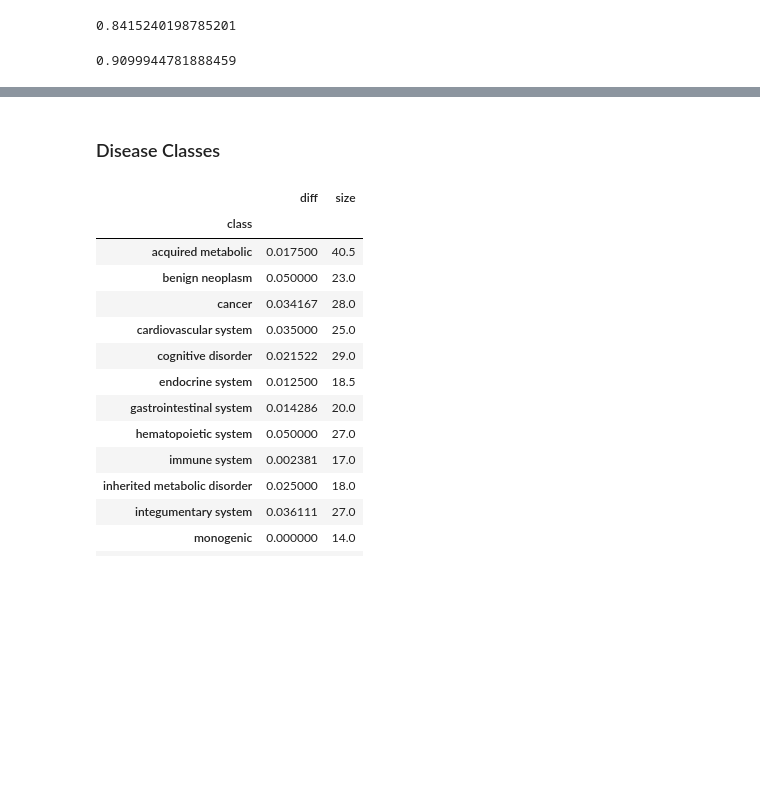
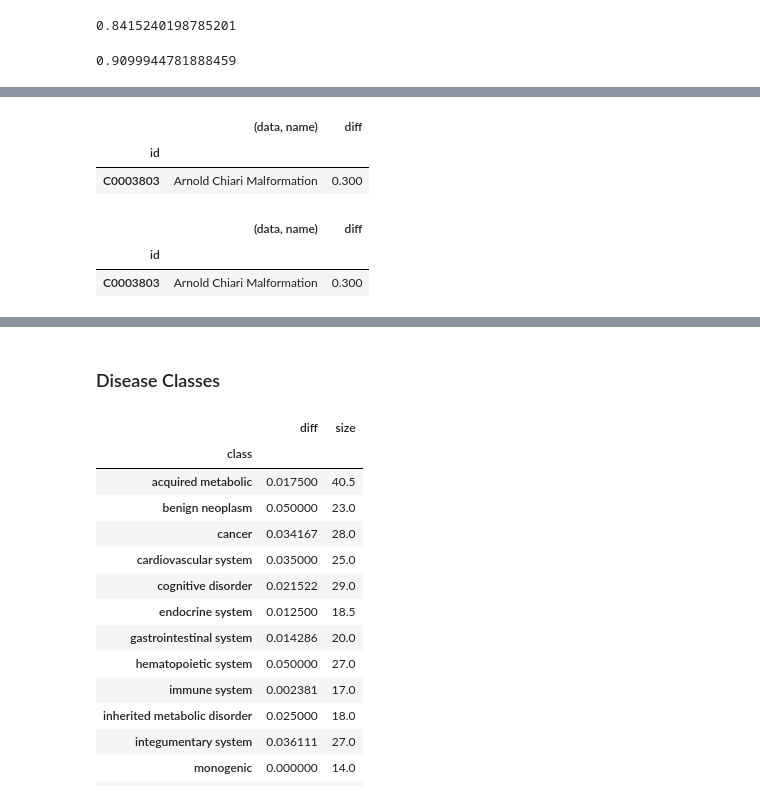
Before and after one commit to seyuboglu/milieu, a Jupyter notebook: notebooks/analysis.ipynb, the cells around one changed output, grey strips where cells are left out. Drawn from its saved outputs; the diff is of its cells as text; code cells hidden in the pictures; blank space fills up the shorter version.

```diff
--- a/notebooks/analysis.ipynb
+++ b/notebooks/analysis.ipynb
@@ -102,0 +207,18 @@ comparison = "node2vec"
+# %%
+lci_df = dpp_df["lci_dpp[DP]", "Recall-at-25"]
+name_df = dpp_df["data", "name"]
+comp_df = dpp_df["rw_dpp[DP]", "Recall-at-25"]
+diff_df = lci_df - comp_df
+diff_df.name = "diff"
+diff_df = pd.DataFrame(name_df).join(diff_df)
+diff_df.loc[diff_df[('data', 'name')] == "Arnold Chiari Malformation"]
+# %% [output]
+|  | (data, name) | diff |
+| id |  |  |
+| C0003803 | Arnold Chiari Malformation | 0.300 |
+# %%
+diff_df.loc[diff_df[('data', 'name')] == "Arnold Chiari Malformation"]
+# %% [output]
+|  | (data, name) | diff |
+| id |  |  |
+| C0003803 | Arnold Chiari Malformation | 0.300 |
```
Also changed, not shown: parts of 24 cells of this notebook, 8 other files.
